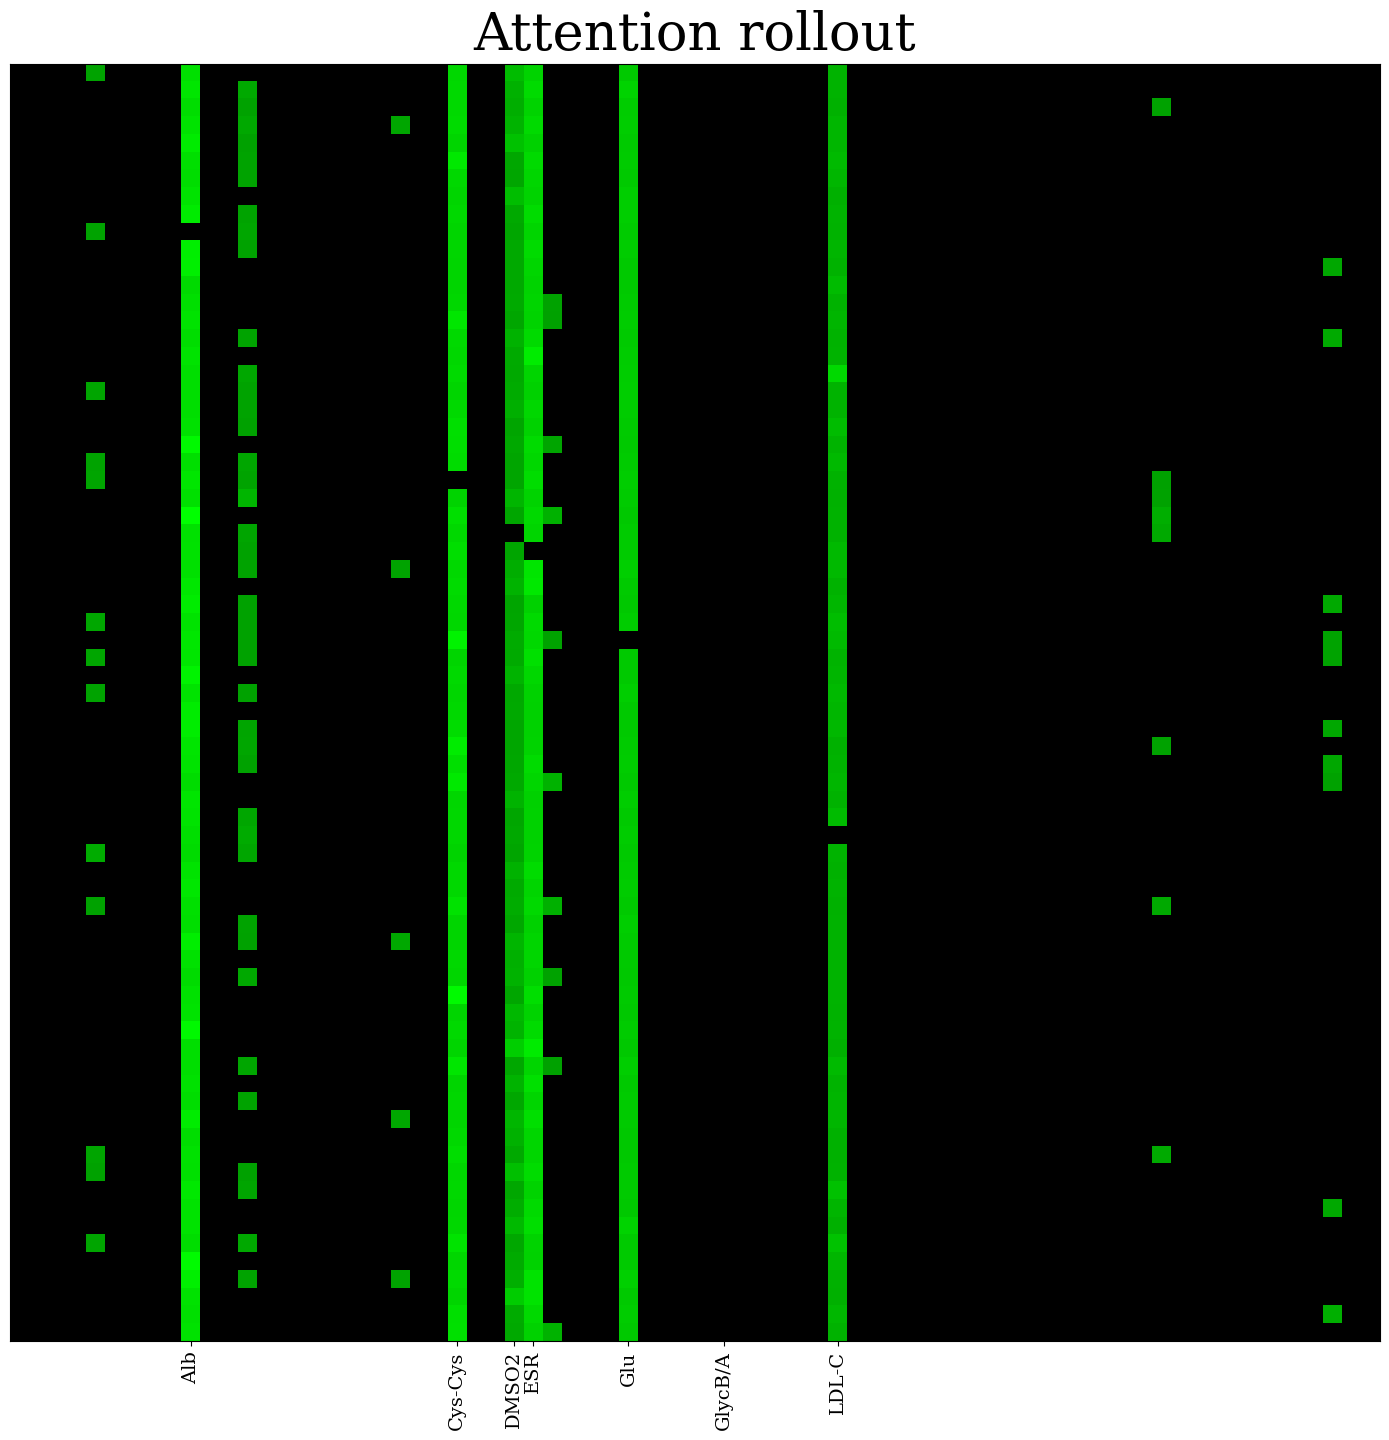
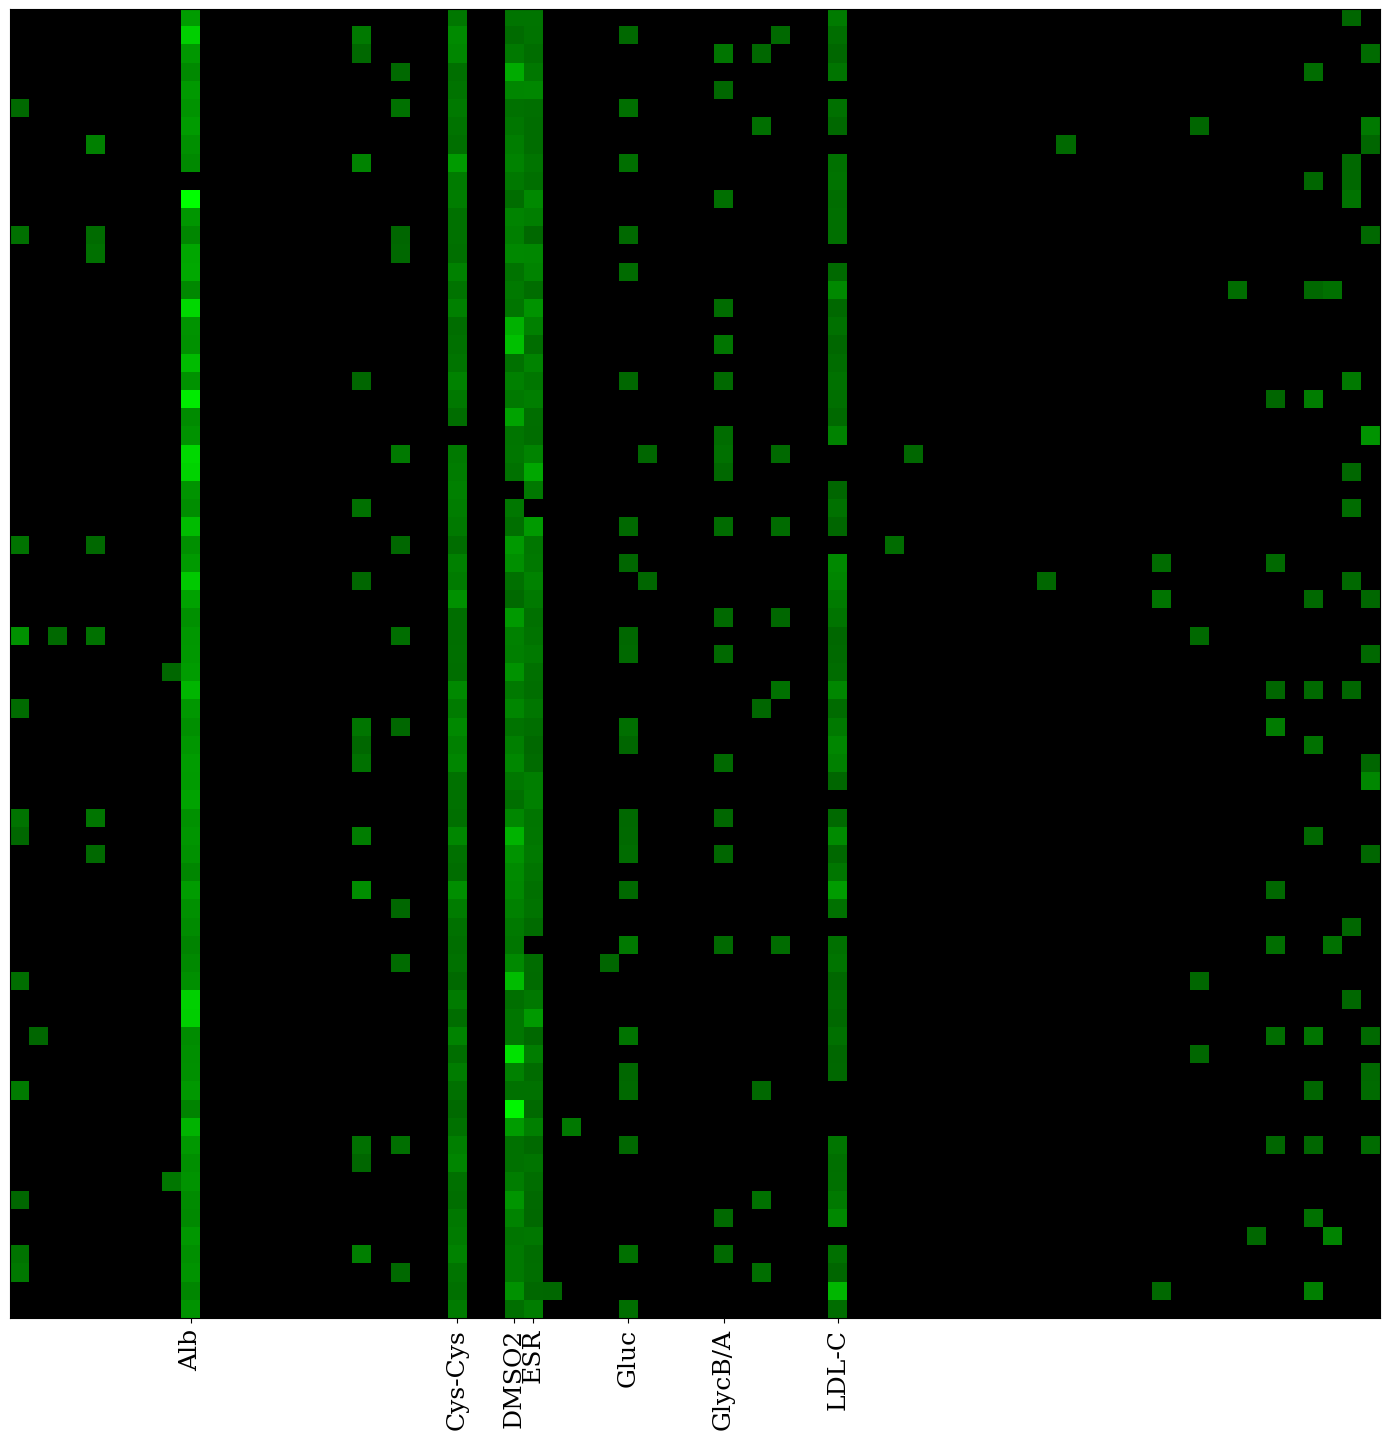
The notebook cell's code change between the first figure and the second:
--- before
+++ after
@@ -1,3 +1,3 @@
-lst_plot_R = ['Alb', 'Cys-Cys', 'DMSO2', 'ESR', 'Glu', 'GlycB/A', 'LDL-C']
+lst_plot_R = ['Alb', 'Cys-Cys', 'DMSO2', 'ESR', 'Gluc', 'GlycB/A', 'LDL-C']
 indices_R = [i for i, x in enumerate(feature_abbrev) if x in lst_plot_R]
 
@@ -10,5 +10,5 @@
 im = plt.imshow(R, aspect='auto', cmap=cmap_attn)
 
-plt.title("Attention rollout", fontsize=38, pad=10)   
+# plt.title("Attention rollout", fontsize=38, pad=10)   
 
 # plt.xticks(ticks=np.arange(len(feature_abbrev)),
@@ -20,9 +20,9 @@
            labels=lst_plot_R,
            rotation=90,
-           fontsize=14)
+           fontsize=18)
 
 plt.yticks([])
 
 plt.tight_layout()
-# plt.savefig("Results/attention_rollout.pdf", bbox_inches="tight")
+plt.savefig("Results/attention_rollout.pdf", bbox_inches="tight")
 plt.show()

Commit: new notebooks